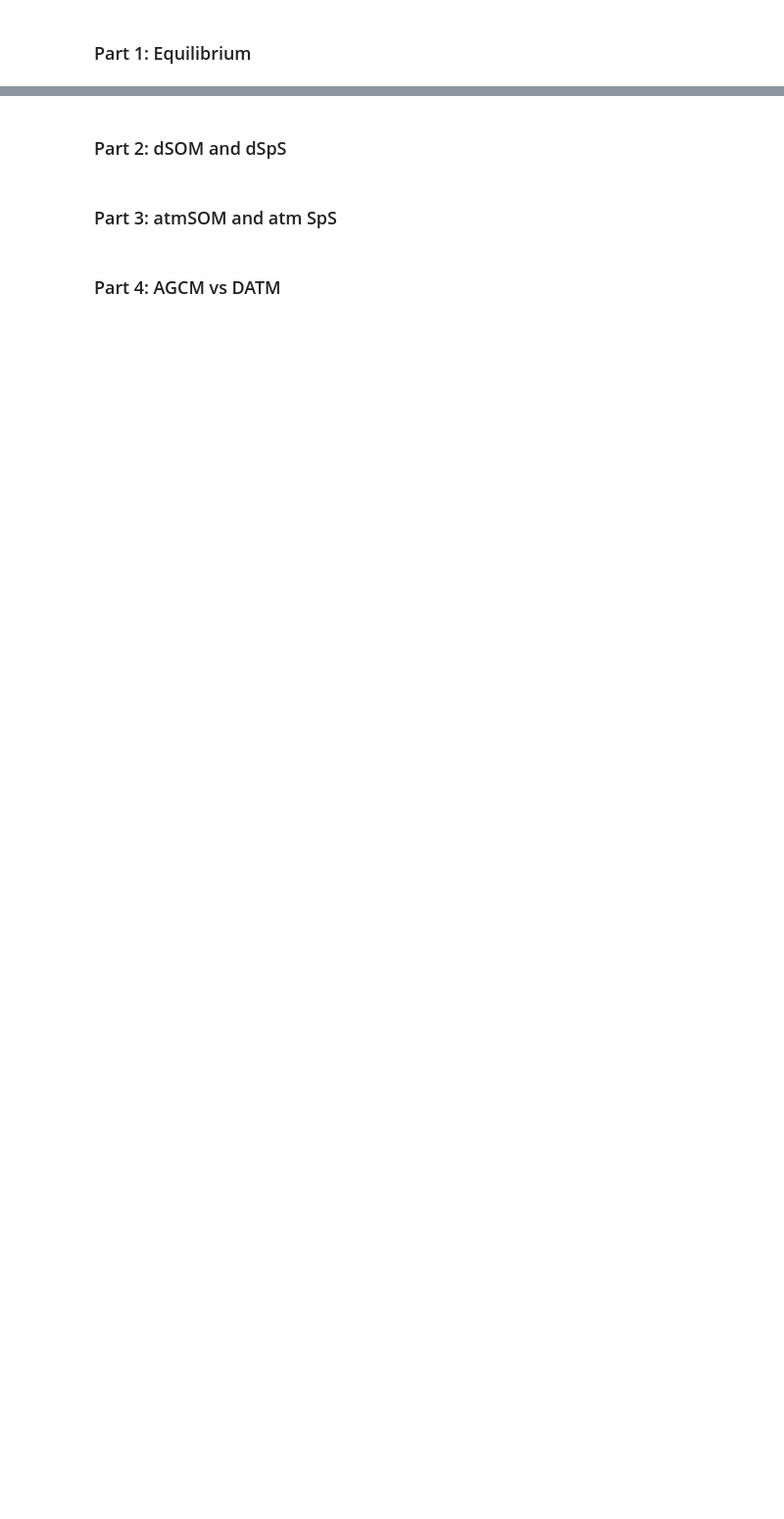
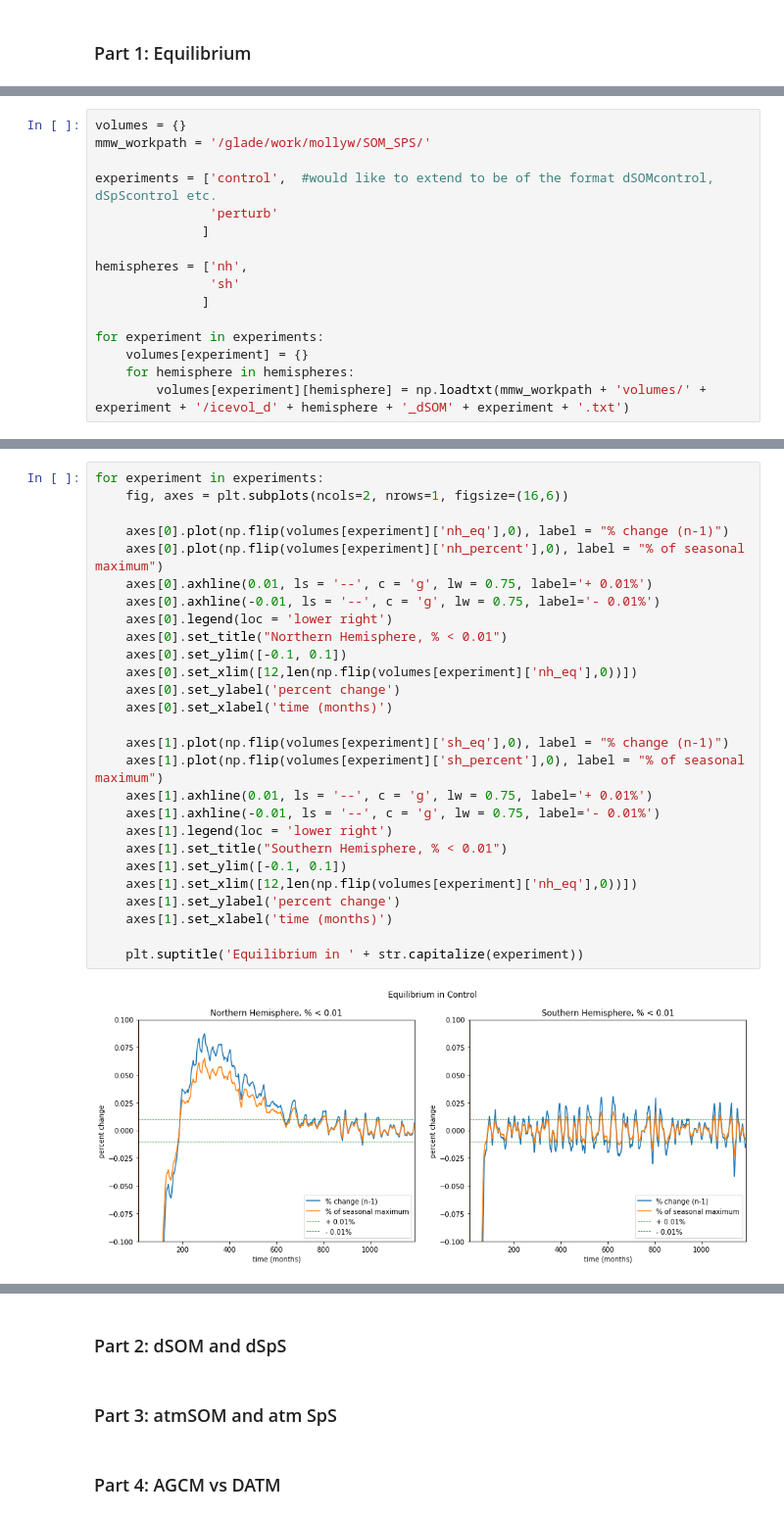
Before and after one commit to mollymwieringa/som_sps, a Jupyter notebook: SOM_SpS_Analysis.ipynb, the cells around one changed output, grey strips where cells are left out. Shown at 98% size. Cells and saved outputs as stored; diff of their text form; blank space fills up the shorter version.

Commit message:
filled in script for data loading and equilibrium calculation from mmw old notebooks

```diff
--- a/SOM_SpS_Analysis.ipynb
+++ b/SOM_SpS_Analysis.ipynb
@@ -56,0 +161,16 @@ mpl.rcParams['font.size'] = 16
+# %%
+volumes = {}
+mmw_workpath = '/glade/work/mollyw/SOM_SPS/'
+
+experiments = ['control',  #would like to extend to be of the format dSOMcontrol, dSpScontrol etc.
+               'perturb'
+              ]
+
+hemispheres = ['nh',
+               'sh'
+              ]
+
+for experiment in experiments:
+    volumes[experiment] = {}
+    for hemisphere in hemispheres:
+        volumes[experiment][hemisphere] = np.loadtxt(mmw_workpath + 'volumes/' + experiment + '/icevol_d' + hemisphere + '_dSOM' + experiment + '.txt')
@@ -56,0 +209,29 @@ mpl.rcParams['font.size'] = 16
+# %%
+for experiment in experiments:
+    fig, axes = plt.subplots(ncols=2, nrows=1, figsize=(16,6))
+
+    axes[0].plot(np.flip(volumes[experiment]['nh_eq'],0), label = "% change (n-1)")
+    axes[0].plot(np.flip(volumes[experiment]['nh_percent'],0), label = "% of seasonal maximum")
+    axes[0].axhline(0.01, ls = '--', c = 'g', lw = 0.75, label='+ 0.01%')
+    axes[0].axhline(-0.01, ls = '--', c = 'g', lw = 0.75, label='- 0.01%')
+    axes[0].legend(loc = 'lower right')
+    axes[0].set_title("Northern Hemisphere, % < 0.01")
+    axes[0].set_ylim([-0.1, 0.1])
+    axes[0].set_xlim([12,len(np.flip(volumes[experiment]['nh_eq'],0))])
+    axes[0].set_ylabel('percent change')
+    axes[0].set_xlabel('time (months)')
+
+    axes[1].plot(np.flip(volumes[experiment]['sh_eq'],0), label = "% change (n-1)")
+    axes[1].plot(np.flip(volumes[experiment]['sh_percent'],0), label = "% of seasonal maximum")
+    axes[1].axhline(0.01, ls = '--', c = 'g', lw = 0.75, label='+ 0.01%')
+    axes[1].axhline(-0.01, ls = '--', c = 'g', lw = 0.75, label='- 0.01%')
+    axes[1].legend(loc = 'lower right')
+    axes[1].set_title("Southern Hemisphere, % < 0.01")
+    axes[1].set_ylim([-0.1, 0.1])
+    axes[1].set_xlim([12,len(np.flip(volumes[experiment]['nh_eq'],0))])
+    axes[1].set_ylabel('percent change')
+    axes[1].set_xlabel('time (months)')
+
+    plt.suptitle('Equilibrium in ' + str.capitalize(experiment))
+# %% [output]
+[figure, added]
```
Also changed, not shown: parts of 7 cells of this notebook.
